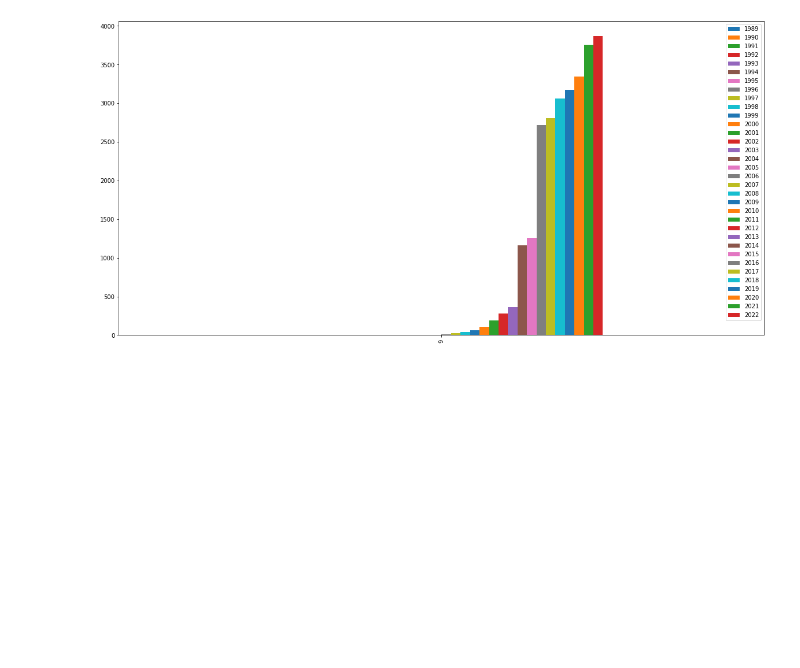
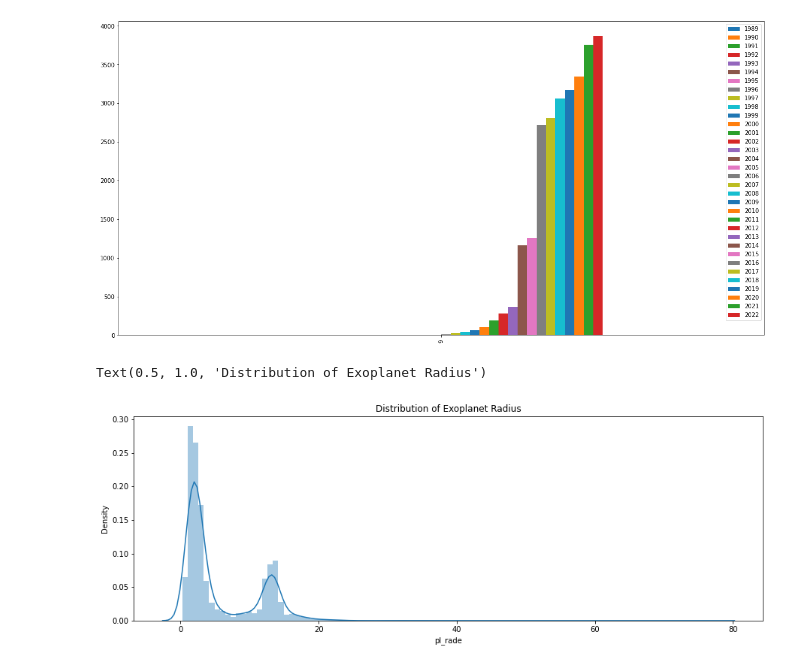
Before and after one commit to juancv3d/Kepler_Exoplanet_Hunter, a Jupyter notebook: exoplanets_by_discovery.ipynb, the cells around one changed output. Drawn from its saved outputs; the diff is of its cells as text; code cells hidden in the pictures; blank space fills up the shorter version.

```diff
--- a/exoplanets_by_discovery.ipynb
+++ b/exoplanets_by_discovery.ipynb
@@ -103,3 +103,11 @@ exoplanets_years[exoplanets_years['Discovery Type'] == 'Transit'].plot(kind='bar
 # %% [output]
 <AxesSubplot:>
 [figure]
+# %%
+# hist fo radius exoplanets['pl_rade']
+plt.figure(figsize=(15, 5))
+sns.distplot(exoplanets['pl_rade'], bins=100, kde=True)
+plt.title('Distribution of Exoplanet Radius')
+# %% [output]
+Text(0.5, 1.0, 'Distribution of Exoplanet Radius')
+[figure, added]
```
Also changed, not shown: parts of 1 cell of this notebook, 1 other file.
